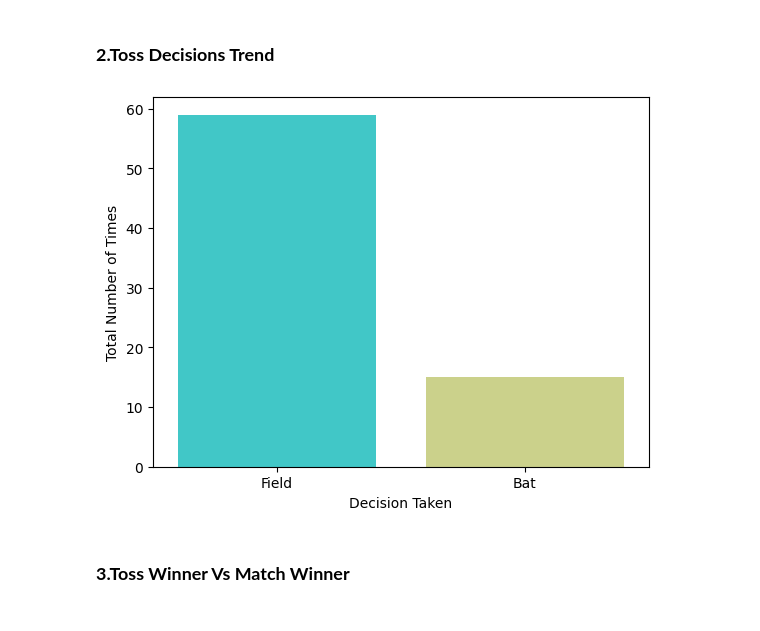
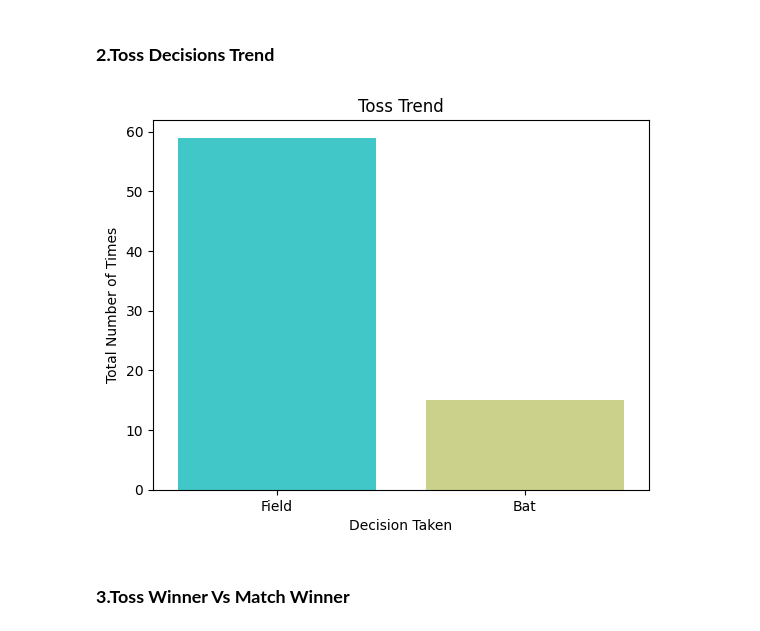
Before and after one commit to jhaji-17/Data-Science-Practice, a Jupyter notebook: IPL_2022_Analysis.ipynb, the cells around one changed output. Cells and saved outputs as stored; diff of their text form; code cells hidden in the pictures.

Commit message:
Added Title and Labels

```diff
--- a/IPL_2022_Analysis.ipynb
+++ b/IPL_2022_Analysis.ipynb
@@ -64,11 +64,11 @@ Gujarat
 # %%
 sns.countplot(x=df['toss_decision'],palette="rainbow",hue=df["toss_decision"])
 plt.xlabel("Decision Taken")
 plt.ylabel("Total Number of Times")
-
+plt.title("Toss Trend")
 plt.show()
 # %% [output]
-[figure, old version]
+[figure, new version]
 # %% [markdown]
 ### **3.Toss Winner Vs Match Winner**
 # %%
```
Also changed, not shown: parts of 1 cell of this notebook.
